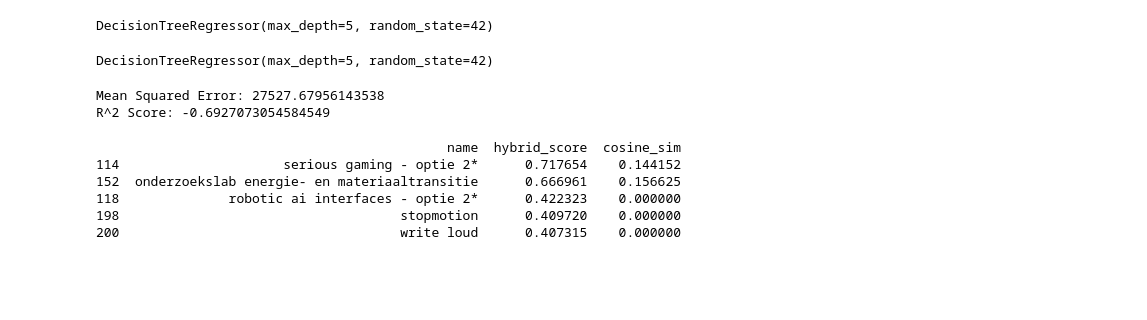
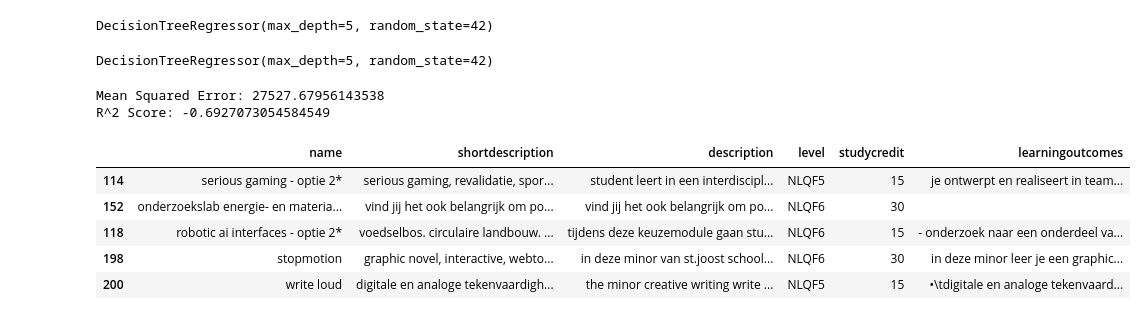
Before and after one commit to EnesT51/LU2-AI-Prototype, a Jupyter notebook: AI-PoC/AI_PoC.ipynb, the cells around one changed output. Saved outputs shown, nothing was run; the diff lists cells and outputs as text; code cells hidden in the pictures; blank space fills up the shorter version.

```diff
--- a/AI-PoC/AI_PoC.ipynb
+++ b/AI-PoC/AI_PoC.ipynb
@@ -251,18 +251,18 @@ class HybridRecommender:
             by='hybrid_score', ascending=False
         ).head(top_k)
 
-        return top_modules[['name', 'hybrid_score', 'cosine_sim']]
+        return top_modules[['name', 'shortdescription','description','level','studycredit','learningoutcomes']].fillna('')
 # %%
 recommender = HybridRecommender(cosine_sim=0.5, intrest_match=0.2, tfidf_score=0.2, popularity_score=0.1)
 recommender.fit('VKM_dataset_cleaned.csv')
 
 student_input = "ik vind het leuk om te coderen, gamen en sporten"
 top5 = recommender.recommend(student_input, top_k=5)
-print(top5)
+top5.head()
 # %% [output]
-                                             name  hybrid_score  cosine_sim
-114                     serious gaming - optie 2*      0.717654    0.144152
-152  onderzoekslab energie- en materiaaltransitie      0.666961    0.156625
-118              robotic ai interfaces - optie 2*      0.422323    0.000000
-198                                    stopmotion      0.409720    0.000000
-200                                    write loud      0.407315    0.000000
+|  | name | shortdescription | description | level | studycredit | learningoutcomes |
+| 114 | serious gaming - optie 2* | serious gaming, revalidatie, spor... | student leert in een interdiscipl... | NLQF5 | 15 | je ontwerpt en realiseert in team... |
+| 152 | onderzoekslab energie- en materia... | vind jij het ook belangrijk om po... | vind jij het ook belangrijk om po... | NLQF6 | 30 |  |
+| 118 | robotic ai interfaces - optie 2* | voedselbos. circulaire landbouw. ... | tijdens deze keuzemodule gaan stu... | NLQF6 | 15 | - onderzoek naar een onderdeel va... |
+| 198 | stopmotion | graphic novel, interactive, webto... | in deze minor van st.joost school... | NLQF6 | 30 | in deze minor leer je een graphic... |
+| 200 | write loud | digitale en analoge tekenvaardigh... | the minor creative writing write ... | NLQF5 | 15 | •\tdigitale en analoge tekenvaard... |
```
